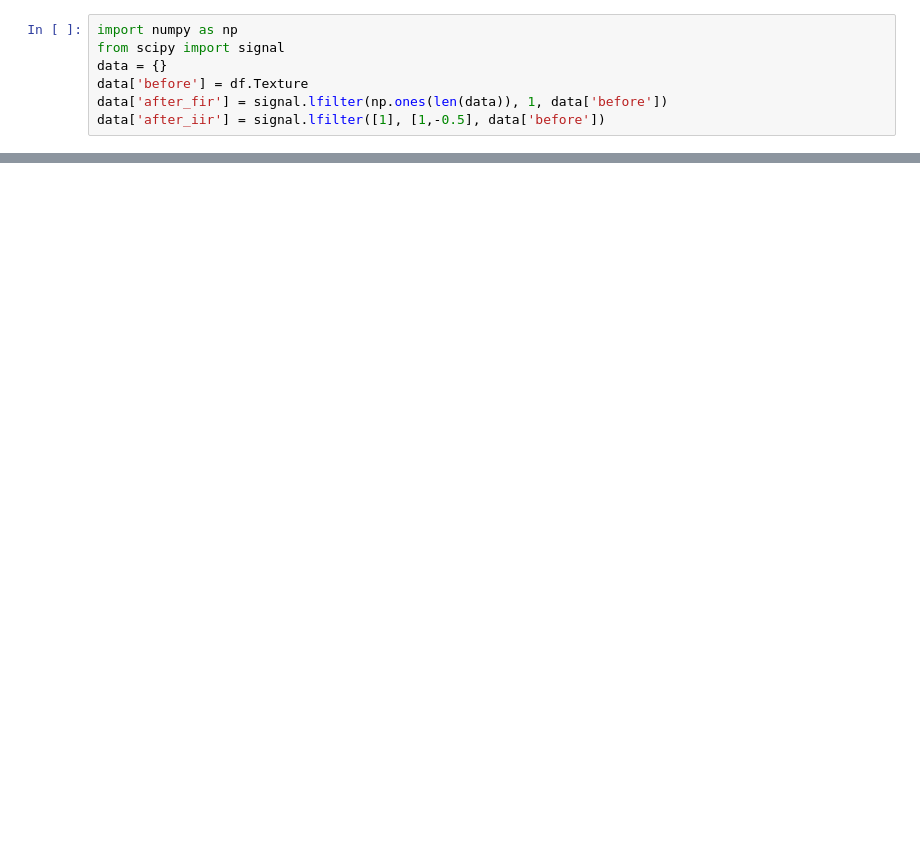
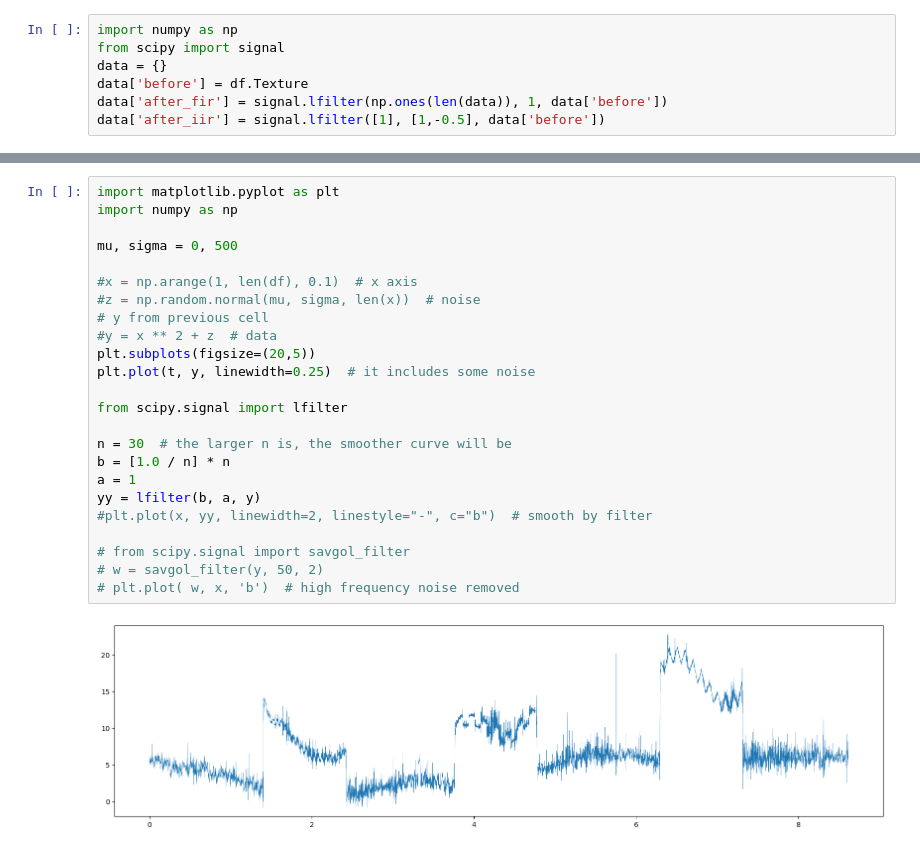
Before and after one commit to rj3838/plates_analysis, a Jupyter notebook: plates_analysis.ipynb, the cells around one changed output, grey strips where cells are left out. Cells and saved outputs as stored; diff of their text form; blank space fills up the shorter version.

```diff
--- a/plates_analysis.ipynb
+++ b/plates_analysis.ipynb
@@ -105,0 +139,26 @@ plt.show()
+# %%
+import matplotlib.pyplot as plt
+import numpy as np
+
+mu, sigma = 0, 500
+
+#x = np.arange(1, len(df), 0.1)  # x axis
+#z = np.random.normal(mu, sigma, len(x))  # noise
+# y from previous cell
+#y = x ** 2 + z  # data
+plt.subplots(figsize=(20,5))
+plt.plot(t, y, linewidth=0.25)  # it includes some noise
+
+from scipy.signal import lfilter
+
+n = 30  # the larger n is, the smoother curve will be
+b = [1.0 / n] * n
+a = 1
+yy = lfilter(b, a, y)
+#plt.plot(x, yy, linewidth=2, linestyle="-", c="b")  # smooth by filter
+
+# from scipy.signal import savgol_filter
+# w = savgol_filter(y, 50, 2)
+# plt.plot( w, x, 'b')  # high frequency noise removed
+# %% [output]
+[figure, added]
```
Also changed, not shown: parts of 18 cells of this notebook.
